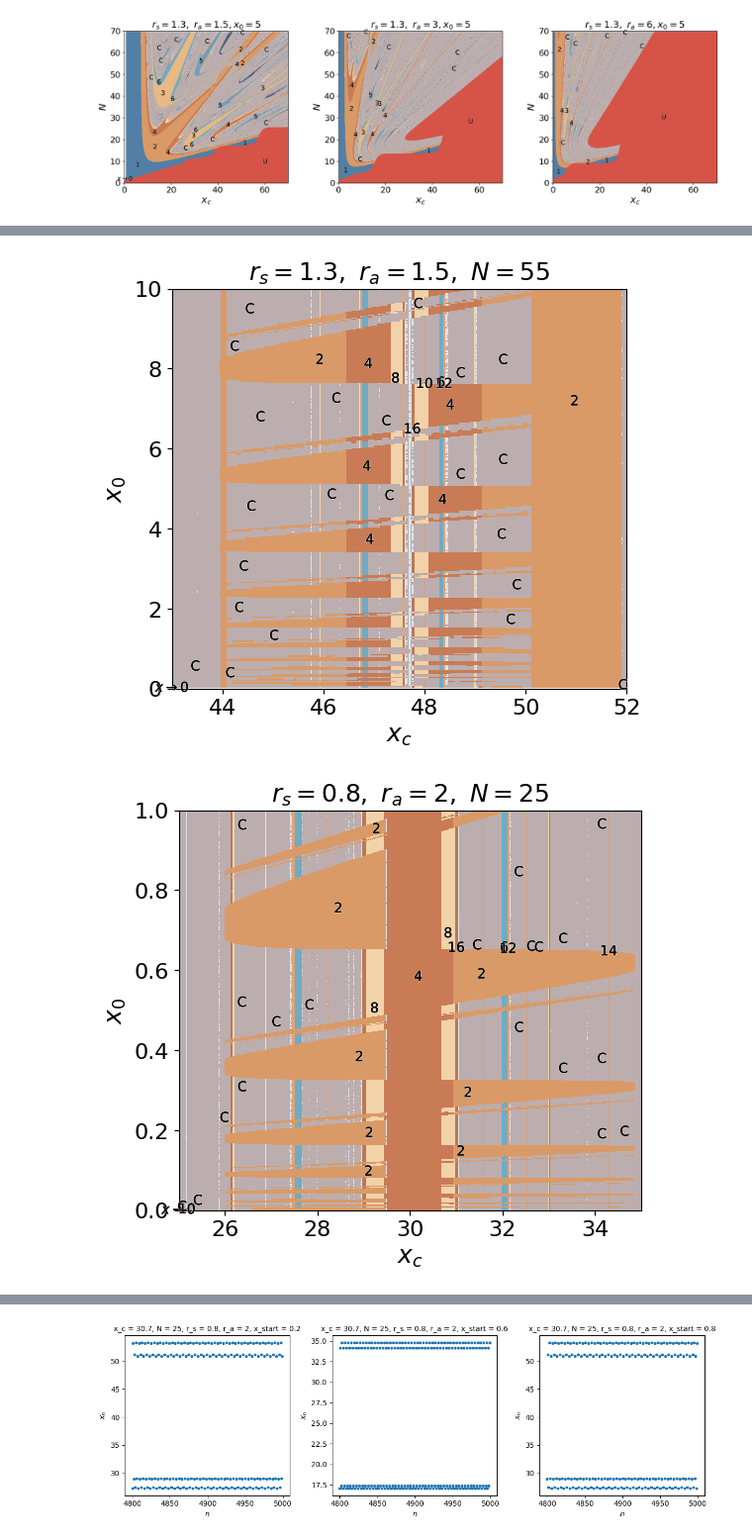
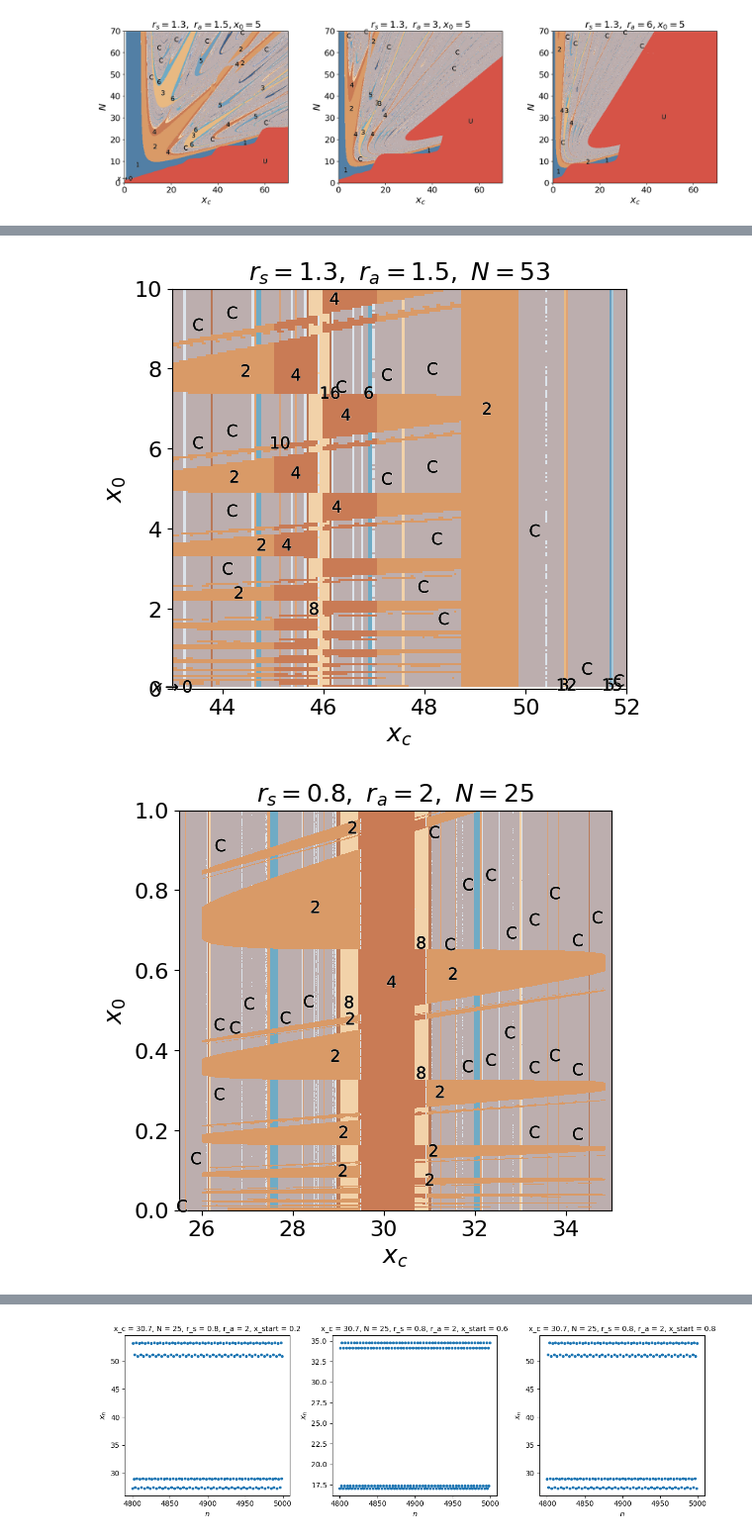
Before and after one commit to yobysheva/kursovaya, a Jupyter notebook: r_s_r_a_regimes.ipynb, the cells around one changed output, grey strips where cells are left out. Shown at 99% size. Drawn from its saved outputs; the diff is of its cells as text; code cells hidden in the pictures.

```diff
--- a/r_s_r_a_regimes.ipynb
+++ b/r_s_r_a_regimes.ipynb
@@ -1328,0 +1470,15 @@ plt.show()
+# %%
+params = [(2, 1.5)]
+resolution=1300
+fig, axes, results = plot_regime_maps_2(
+    params=params,
+    xc_range=(0, 70),
+    N_range=(0, 70),
+    resolution=resolution,
+    x0=0.5,
+    figsize=(5.2, 5.2),
+    fontsize=22,
+    min_label_area=round(200 * (resolution / 300) ** 2)
+)
+
+plt.show()
@@ -1367,7 +1525,7 @@ def plot_regime_maps_3(
     tail_len=128,
     max_period=16,
     period_tol=1e-7,
-    extinction_tol=1e-14,
+    extinction_tol=0,
     lyap_tol=1e-4,
     escape_limit=1e12,
     escape_steps=10,
@@ -1502,7 +1660,7 @@ def plot_regime_maps_3(
 
     base_colors.extend([
         "#bcaeae",  # Хаос
-        "#D65347",  # Убегание
+        "#ca3a3a",  # Убегание
         "#DCE3EA"   # Период > max_period
     ])
 
@@ -1590,13 +1748,13 @@ def plot_regime_maps_3(
                 if item[0] >= min_label_area
             ]
 
-            if not selected and component_info:
-                selected = [
-                    max(
-                        component_info,
-                        key=lambda item: item[0]
-                    )
-                ]
+            # if not selected and component_info:
+            #     selected = [
+            #         max(
+            #             component_info,
+            #             key=lambda item: item[0]
+            #         )
+            #     ]
 
             for area, component_id, slc, local_component in selected:
 
@@ -1634,7 +1792,7 @@ def plot_regime_maps_3(
                     * (x0_range[1] - x0_range[0]) / height
                 )
 
-                label_size = max(7, fontsize - 8)
+                label_size = max(7, fontsize - 6)
 
                 ax.text(
                     xc,
@@ -1727,12 +1902,12 @@ def plot_regime_maps_3(
 # %%
 params = [(1.3, 1.5)]
-resolution=300
+resolution=200
 fig, axes, results = plot_regime_maps_3(
     params=params,
     xc_range=(43, 52),
     x0_range=(0, 10),
     resolution=resolution,
-    N=55,
+    N=53,
     figsize=(5.5, 5),
     fontsize=18,
     min_label_area=round(500 * (resolution / 300) ** 2)
@@ -1740,24 +1915,24 @@ fig, axes, results = plot_regime_maps_3(
 
 plt.show()
 # %% [output]
-[figure, old version]
+[figure, new version]
 # %%
 params = [(0.8, 2)]
 resolution=1300
 fig, axes, results = plot_regime_maps_3(
     params=params,
-    xc_range=(25, 35),
+    xc_range=(25.5, 35),
     x0_range=(0, 1),
     resolution=resolution,
     N=25,
-    figsize=(5.5, 5),
+    figsize=(5.2, 5),
     fontsize=18,
-    min_label_area=round(500 * (resolution / 300) ** 2)
+    min_label_area=round(400 * (resolution / 300) ** 2)
 )
 
 plt.show()
 # %% [output]
-[figure, old version]
+[figure, new version]
 # %%
 params = [(0.8, 1.5)]
 resolution=1300
```
Also changed, not shown: parts of 19 cells of this notebook, 2 other files.
